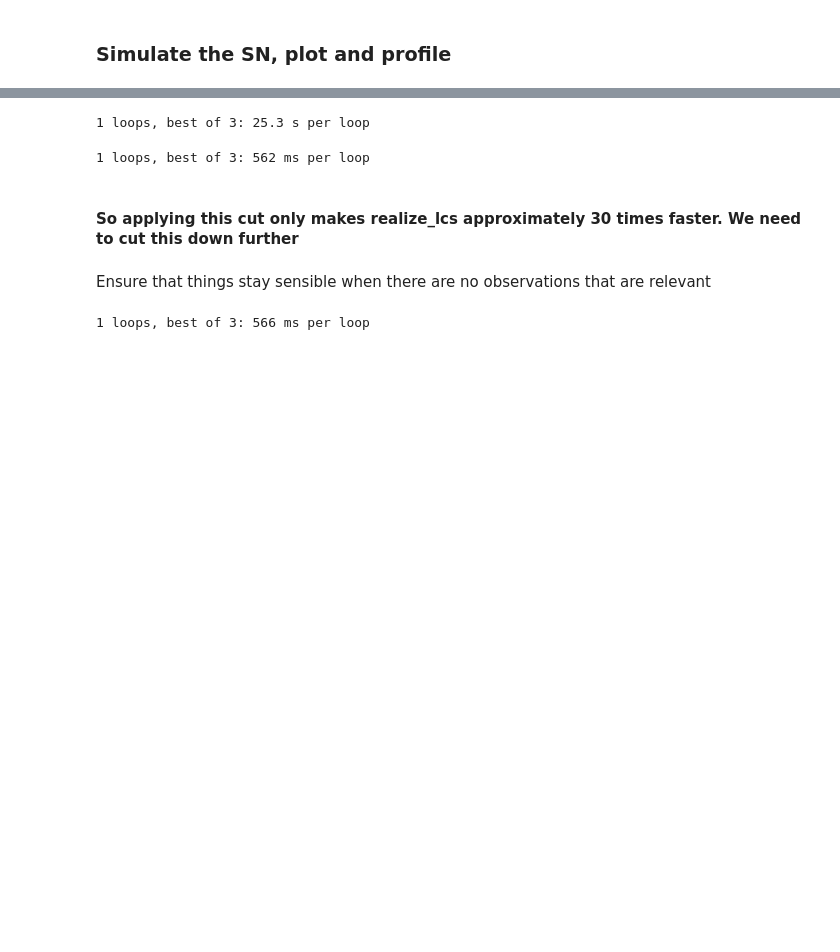
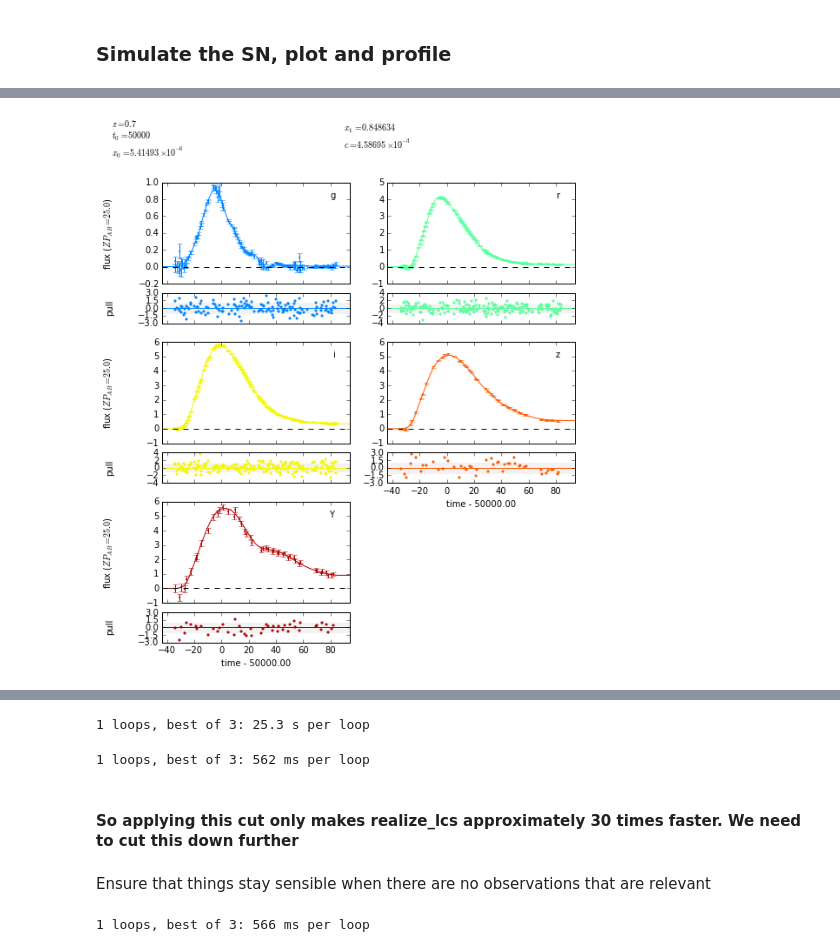
Before and after one commit to rbiswas4/lsstpipeline, a Jupyter notebook: realize_lcs.ipynb, the cells around one changed output, grey strips where cells are left out. Cells and saved outputs as stored; diff of their text form; code cells hidden in the pictures; blank space fills up the shorter version.

```diff
--- a/realize_lcs.ipynb
+++ b/realize_lcs.ipynb
@@ -119,0 +161,5 @@ AllData = sncosmo.realize_lcs(obstable, model, params)
+# %%
+model.set(**params[0])
+fig_relevant0 = sncosmo.plot_lc(relevantdata[0], model=model)
+# %% [output]
+[figure, added]
```
Also changed, not shown: parts of 9 cells of this notebook.
